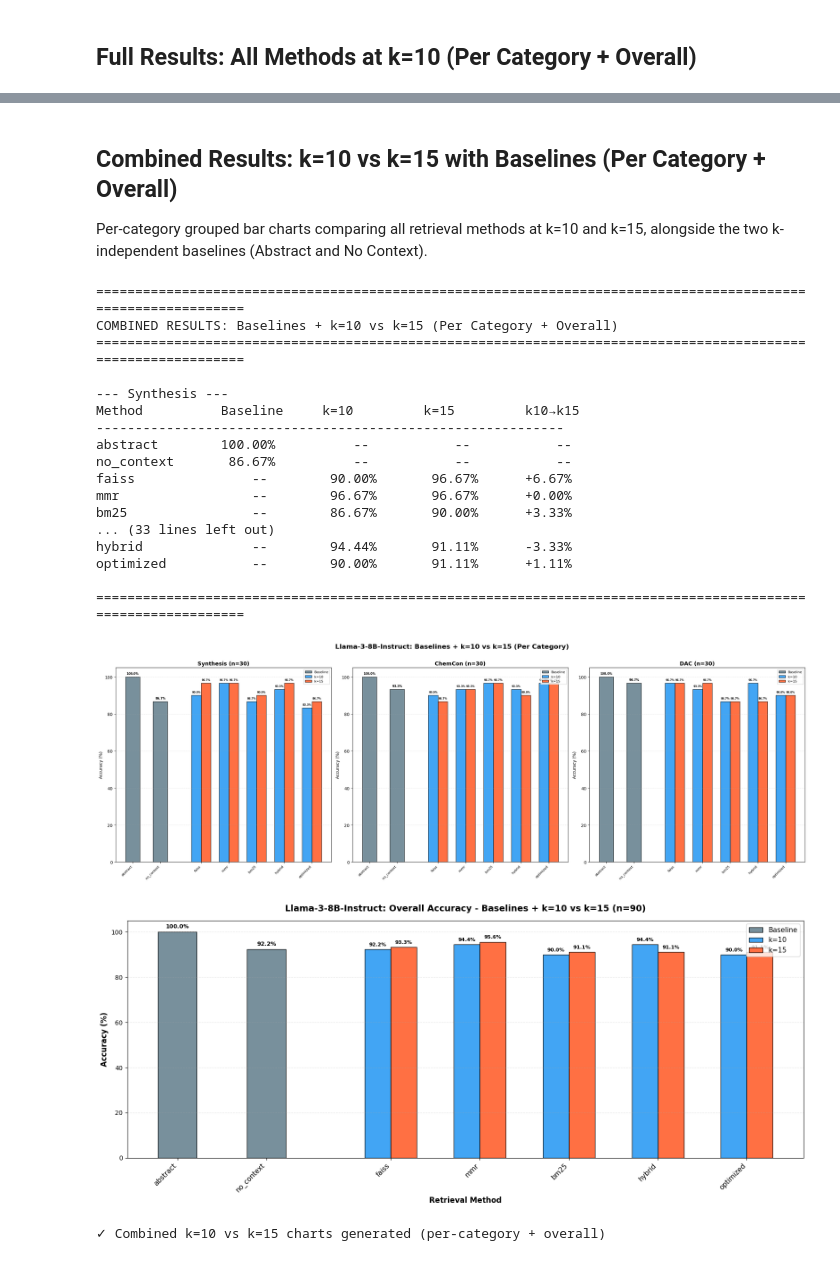
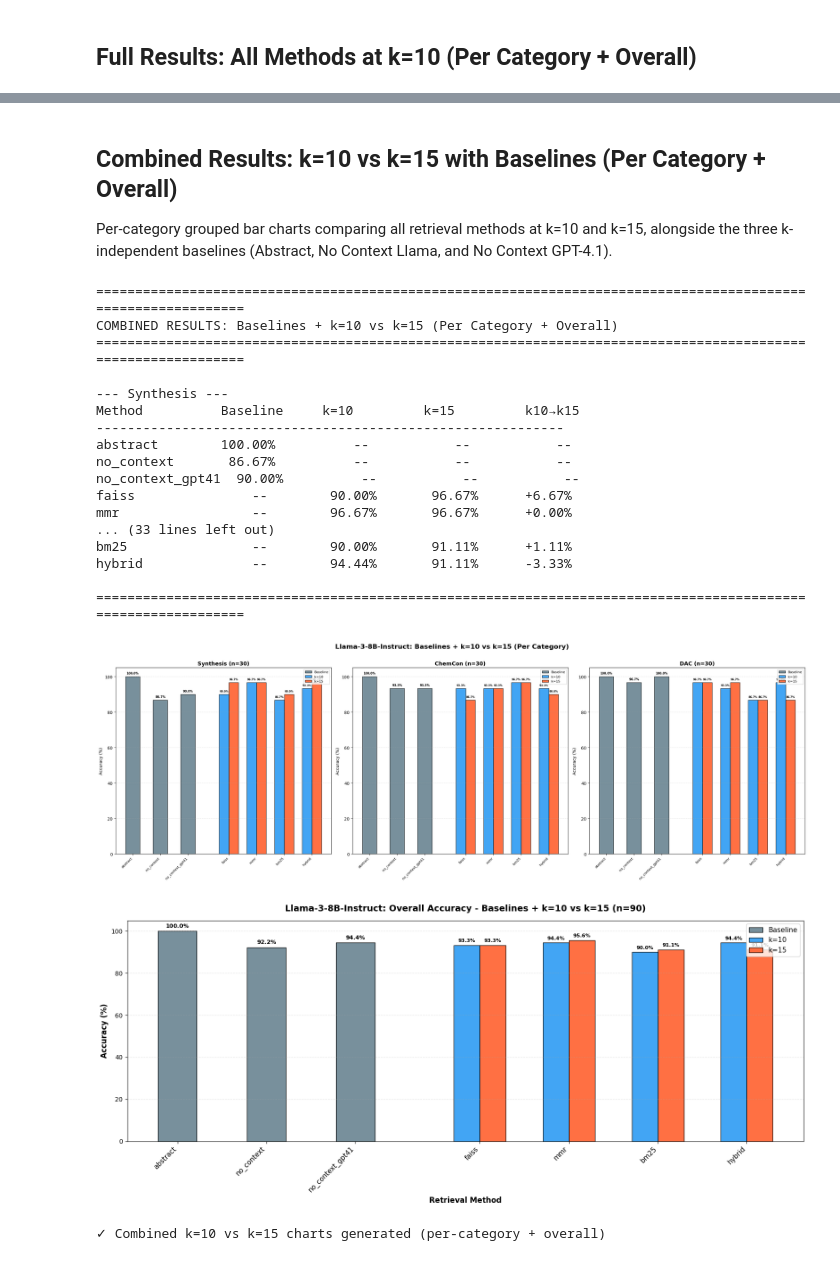
Before and after one commit to mrigi-munjal/zeoRAG, a Jupyter notebook: Mrigi 23e Benchmarking for generation quality.ipynb, the cells around one changed output, grey strips where cells are left out. Cells and saved outputs as stored; diff of their text form; code cells hidden in the pictures.

```diff
--- a/Mrigi 23e Benchmarking for generation quality.ipynb
+++ b/Mrigi 23e Benchmarking for generation quality.ipynb
@@ -771,8 +855,8 @@ Setting `pad_token_id` to `eos_token_id`:128001 for open-end generation.
 import matplotlib.pyplot as plt
 import numpy as np
 
-phase1_methods = ['abstract', 'no_context', 'faiss']
-method_colors = {'abstract': '#2196F3', 'no_context': '#FF9800', 'faiss': '#4CAF50'}
+phase1_methods = ['abstract', 'no_context', 'no_context_gpt41', 'faiss']
+method_colors = {'abstract': '#2196F3', 'no_context': '#FF9800', 'no_context_gpt41': '#E91E63', 'faiss': '#4CAF50'}
 
 # --- Print summary table ---
 print("\n" + "="*90)
@@ -800,7 +884,7 @@ print("="*90)
 fig, ax = plt.subplots(figsize=(12, 6))
 
 x = np.arange(len(ALL_CATEGORIES))
-bar_width = 0.22
+bar_width = 0.20
 
 for i, method in enumerate(phase1_methods):
     accs = [all_results[model_display_name]['k=10'][cat][method]['accuracy'] for cat in ALL_CATEGORIES]
@@ -813,13 +897,14 @@ for i, method in enumerate(phase1_methods):
 ax.set_xlabel('Question Category', fontsize=12, fontweight='bold')
 ax.set_ylabel('Accuracy (%)', fontsize=12, fontweight='bold')
 ax.set_title(f'Phase 1: {model_display_name} - Per Category (k=10)', fontsize=14, fontweight='bold', pad=15)
-ax.set_xticks(x + bar_width)
+ax.set_xticks(x + 1.5 * bar_width)
 ax.set_xticklabels(ALL_CATEGORIES, rotation=20, ha='right', fontsize=11)
 ax.legend(loc='upper right', frameon=True, fontsize=10)
 ax.grid(axis='y', alpha=0.3, linestyle='--')
 ax.set_ylim(0, 105)
 
 plt.tight_layout()
+fig.savefig(f'phase1_per_category_{timestamp}.svg', format='svg', bbox_inches='tight')
 plt.show()
 print("✓ Phase 1 per-category bar chart generated")
 # %% [output]
@@ -851,7 +933,7 @@ OVERALL          abstract: 100.00% (90/90)  no_context: 92.22% (83/90)  faiss: 9
 Run the remaining four retrieval methods.
 # %%
 # Phase 2 methods
-phase2_methods = ['mmr', 'bm25', 'hybrid', 'optimized']
+phase2_methods = ['mmr', 'bm25', 'hybrid']
 
 for k in K_VALUES:
     print(f"\n{'='*80}")
@@ -1016,9 +1098,9 @@ Setting `pad_token_id` to `eos_token_id`:128001 for open-end generation.
 import matplotlib.pyplot as plt
 import numpy as np
 
-all_methods_list = ['abstract', 'no_context', 'faiss', 'mmr', 'bm25', 'hybrid', 'optimized']
+all_methods_list = ['abstract', 'no_context', 'no_context_gpt41', 'faiss', 'mmr', 'bm25', 'hybrid']
 method_colors_all = {
-    'abstract': '#2196F3', 'no_context': '#FF9800', 'faiss': '#4CAF50',
+    'abstract': '#2196F3', 'no_context': '#FF9800', 'no_context_gpt41': '#E91E63', 'faiss': '#4CAF50',
     'mmr': '#9C27B0', 'bm25': '#F44336', 'hybrid': '#00BCD4', 'optimized': '#FF5722'
 }
 
@@ -1072,6 +1154,7 @@ for idx, cat in enumerate(ALL_CATEGORIES):
 fig.suptitle(f'{model_display_name}: All Methods at k=10 (Per Category)',
              fontsize=16, fontweight='bold', y=1.01)
 plt.tight_layout()
+fig.savefig(f'full_results_per_category_k10_{timestamp}.svg', format='svg', bbox_inches='tight')
 plt.show()
 
 # --- Overall bar chart ---
@@ -1099,6 +1182,7 @@ ax2.grid(axis='y', alpha=0.3, linestyle='--')
 ax2.set_ylim(0, 105)
 
 plt.tight_layout()
+fig2.savefig(f'full_results_overall_k10_{timestamp}.svg', format='svg', bbox_inches='tight')
 plt.show()
 
 print("✓ Full results charts generated (per-category + overall)")
@@ -1185,10 +1269,9 @@ Run all 5 retrieval methods (FAISS, MMR, BM25, Hybrid, LLM-Optimized) with k=15
 The baselines (abstract and no_context) are k-independent and already computed above.
 # %%
 # Phase 3: Run all retrieval methods with k=15 across all categories
-os.environ["PYTORCH_CUDA_ALLOC_CONF"] = "max_split_size_mb:128"
-print("Set PYTORCH_CUDA_ALLOC_CONF=max_split_size_mb:128")
+# Note: PYTORCH_CUDA_ALLOC_CONF already set in imports cell (max_split_size_mb:256)
 
-k15_methods = ['faiss', 'mmr', 'bm25', 'hybrid', 'optimized']
+k15_methods = ['faiss', 'mmr', 'bm25', 'hybrid']
 k15 = 15
 
 torch.cuda.empty_cache()
@@ -1367,13 +1447,13 @@ Setting `pad_token_id` to `eos_token_id`:128001 for open-end generation.
 # %% [markdown]
 ## Combined Results: k=10 vs k=15 with Baselines (Per Category + Overall)
 
-Per-category grouped bar charts comparing all retrieval methods at k=10 and k=15, alongside the two k-independent baselines (Abstract and No Context).
+Per-category grouped bar charts comparing all retrieval methods at k=10 and k=15, alongside the three k-independent baselines (Abstract, No Context Llama, and No Context GPT-4.1).
 # %%
 import matplotlib.pyplot as plt
 import numpy as np
 
-baseline_methods = ['abstract', 'no_context']
-retrieval_methods = ['faiss', 'mmr', 'bm25', 'hybrid', 'optimized']
+baseline_methods = ['abstract', 'no_context', 'no_context_gpt41']
+retrieval_methods = ['faiss', 'mmr', 'bm25', 'hybrid']
 
 # --- Print summary table per category ---
 print("\n" + "="*110)
@@ -1466,6 +1546,7 @@ for idx, cat in enumerate(ALL_CATEGORIES):
 fig.suptitle(f'{model_display_name}: Baselines + k=10 vs k=15 (Per Category)',
              fontsize=16, fontweight='bold', y=1.01)
 plt.tight_layout()
+fig.savefig(f'combined_per_category_k10_k15_{timestamp}.svg', format='svg', bbox_inches='tight')
 plt.show()
 
 # --- Overall bar chart ---
@@ -1515,37 +1596,38 @@ for i, m in enumerate(retrieval_methods):
 ax2.set_xlabel('Retrieval Method', fontsize=12, fontweight='bold')
 ax2.set_ylabel('Accuracy (%)', fontsize=12, fontweight='bold')
 ax2.set_title(f'{model_display_name}: Overall Accuracy - Baselines + k=10 vs k=15 (n=90)',
               fontsize=14, fontweight='bold', pad=15)
 ax2.set_xticks(x_tick_positions)
 ax2.set_xticklabels(x_tick_labels, rotation=45, ha='right', fontsize=11)
 ax2.legend(loc='upper right', frameon=True, fontsize=11)
 ax2.grid(axis='y', alpha=0.3, linestyle='--')
 ax2.set_ylim(0, 105)
 
 plt.tight_layout()
+fig2.savefig(f'combined_overall_k10_k15_{timestamp}.svg', format='svg', bbox_inches='tight')
 plt.show()
 
 print("✓ Combined k=10 vs k=15 charts generated (per-category + overall)")
 # %% [output]
 ==============================================================================================================
 COMBINED RESULTS: Baselines + k=10 vs k=15 (Per Category + Overall)
 ==============================================================================================================
 
 --- Synthesis ---
 Method          Baseline     k=10         k=15         k10→k15
 ------------------------------------------------------------
 abstract        100.00%          --           --           --
 no_context       86.67%          --           --           --
+no_context_gpt41  90.00%          --           --           --
 faiss               --        90.00%       96.67%      +6.67%
 mmr                 --        96.67%       96.67%      +0.00%
-bm25                --        86.67%       90.00%      +3.33%
 ... (33 lines left out)
+bm25                --        90.00%       91.11%      +1.11%
 hybrid              --        94.44%       91.11%      -3.33%
-optimized           --        90.00%       91.11%      +1.11%
 
 ==============================================================================================================
-[figure, old version]
+[figure, new version]
-[figure, old version]
+[figure, new version]
 ✓ Combined k=10 vs k=15 charts generated (per-category + overall)
 # %%
 # Export combined k=10 and k=15 results to CSV (per-category + overall)
```
Also changed, not shown: parts of 21 cells of this notebook, 2 other files.
